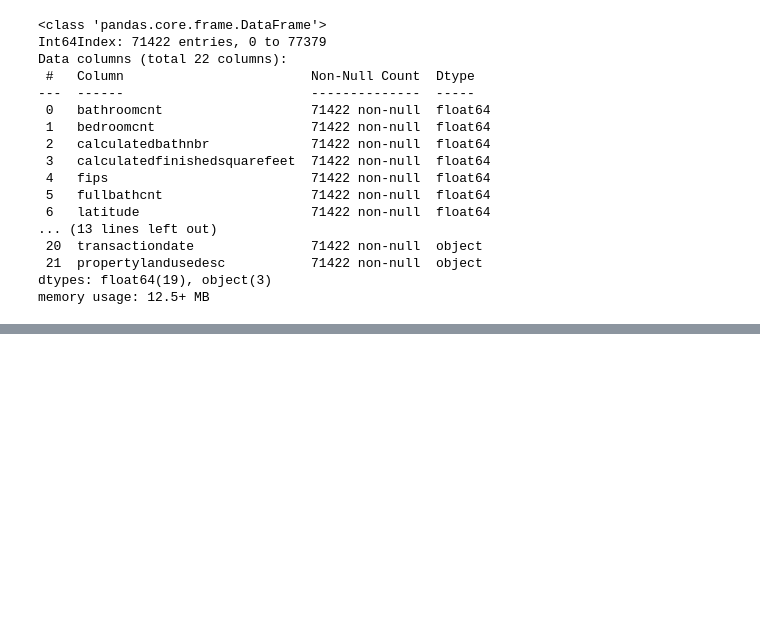
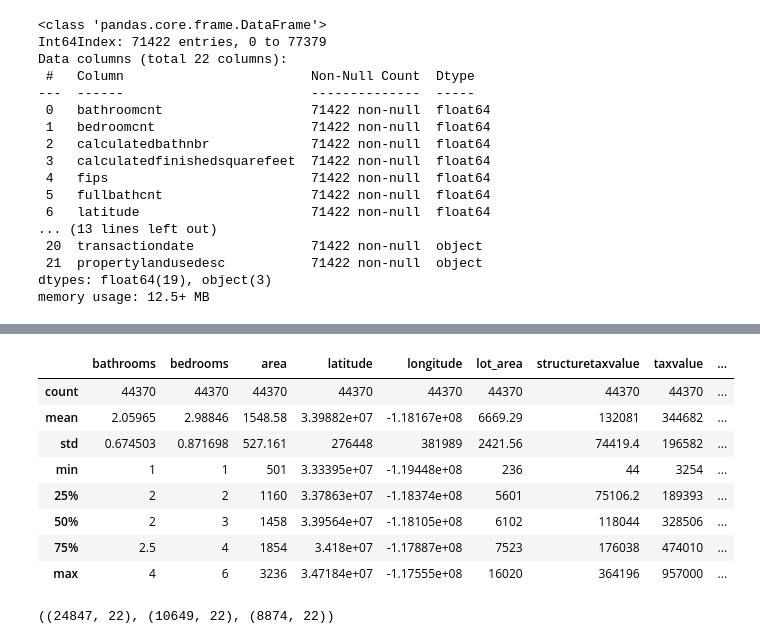
Before and after one commit to lainslie-18/clustering-exercises, a Jupyter notebook: zillow.ipynb, the cells around one changed output, grey strips where cells are left out. Saved outputs shown, nothing was run; the diff lists cells and outputs as text; code cells hidden in the pictures; blank space fills up the shorter version.

```diff
--- a/zillow.ipynb
+++ b/zillow.ipynb
@@ -404 +430,20 @@ memory usage: 12.5+ MB
+# %%
+# change dataypes where it makes sense
+int_col_list = ['bedroomcnt', 'calculatedfinishedsquarefeet', 'latitude', 'longitude', 'lotsizesquarefeet',  'structuretaxvaluedollarcnt', 'taxvaluedollarcnt', 'landtaxvaluedollarcnt', 'taxamount']
+obj_col_list = ['regionidcounty', 'regionidzip','assessmentyear']
+
+for col in df:
+    if col in int_col_list:
+        df[col] = df[col].astype(int)
+    if col in obj_col_list:
+        df[col] = df[col].astype(int).astype(object)
+# %%
+# rename columns for clarity
+df.rename(columns={'bathroomcnt':'bathrooms', 'bedroomcnt':'bedrooms', 'calculatedfinishedsquarefeet':'area',
+                    'fips':'counties', 'lotsizesquarefeet':'lot_area','propertycountylandusecode':'landusecode',
+                    'structuretaxvaluedollarcnt':'structuretaxvalue', 'taxvaluedollarcnt':'taxvalue',
+                    'landtaxvaluedollarcnt':'landtaxvalue','propertylandusedesc':'landusedesc'}, inplace=True)
+# %%
+# use a function to remove outliers
+df = wrangle_zillow.remove_outliers(df, 1.5, ['bathrooms', 'bedrooms', 'area', 'lot_area', 'structuretaxvalue', 'taxvalue', 'landtaxvalue', 'taxamount', 'age'])
 # %%
@@ -454,0 +531,18 @@ df.head()
+# %%
+df.describe().apply(lambda s: s.apply(lambda x: format(x, 'g')))
+# %% [output]
+|  | bathrooms | bedrooms | area | latitude | longitude | lot_area | structuretaxvalue | taxvalue | ... |
+| count | 44370 | 44370 | 44370 | 44370 | 44370 | 44370 | 44370 | 44370 | ... |
+| mean | 2.05965 | 2.98846 | 1548.58 | 3.39882e+07 | -1.18167e+08 | 6669.29 | 132081 | 344682 | ... |
+| std | 0.674503 | 0.871698 | 527.161 | 276448 | 381989 | 2421.56 | 74419.4 | 196582 | ... |
+| min | 1 | 1 | 501 | 3.33395e+07 | -1.19448e+08 | 236 | 44 | 3254 | ... |
+| 25% | 2 | 2 | 1160 | 3.37863e+07 | -1.18374e+08 | 5601 | 75106.2 | 189393 | ... |
+| 50% | 2 | 3 | 1458 | 3.39564e+07 | -1.18105e+08 | 6102 | 118044 | 328506 | ... |
+| 75% | 2.5 | 4 | 1854 | 3.418e+07 | -1.17887e+08 | 7523 | 176038 | 474010 | ... |
+| max | 4 | 6 | 3236 | 3.47184e+07 | -1.17555e+08 | 16020 | 364196 | 957000 | ... |
+# %%
+ # use a function to split the dataframe into train, validate, and test datasets
+train, validate, test = wrangle_zillow.split_data(df)
+train.shape, validate.shape, test.shape
+# %% [output]
+((24847, 22), (10649, 22), (8874, 22))
```
Also changed, not shown: parts of 19 cells of this notebook, 2 other files.
